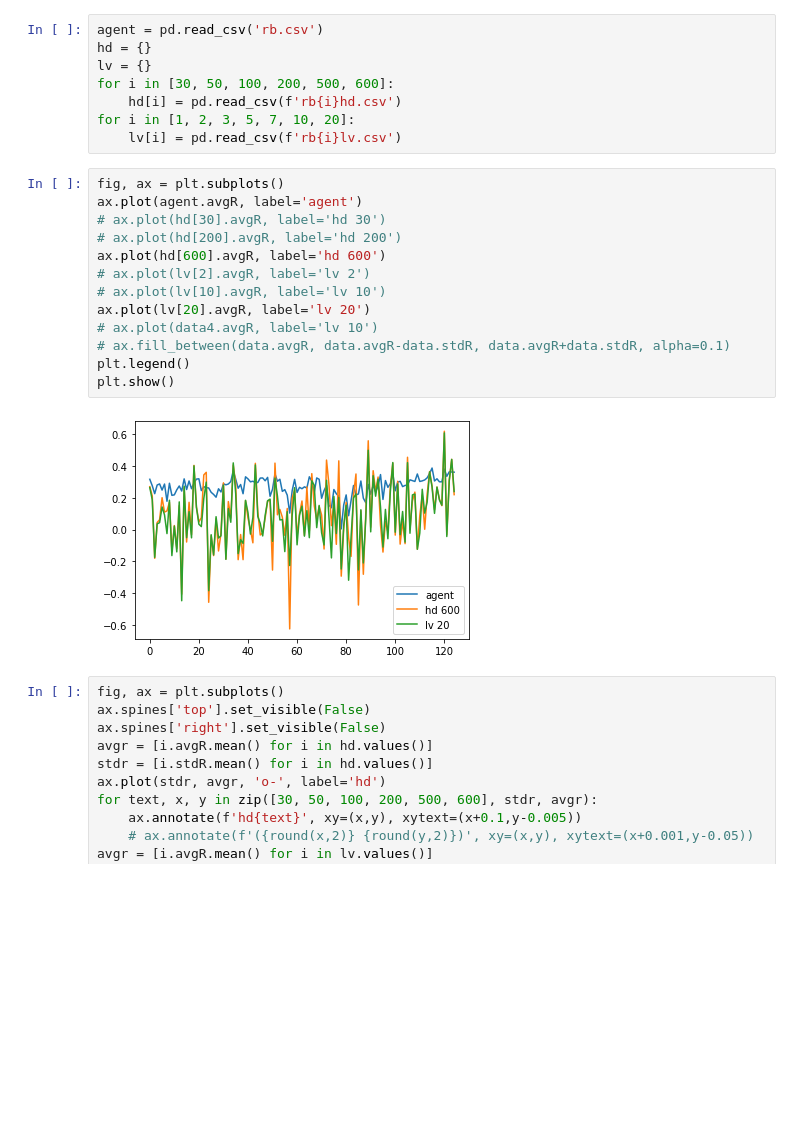
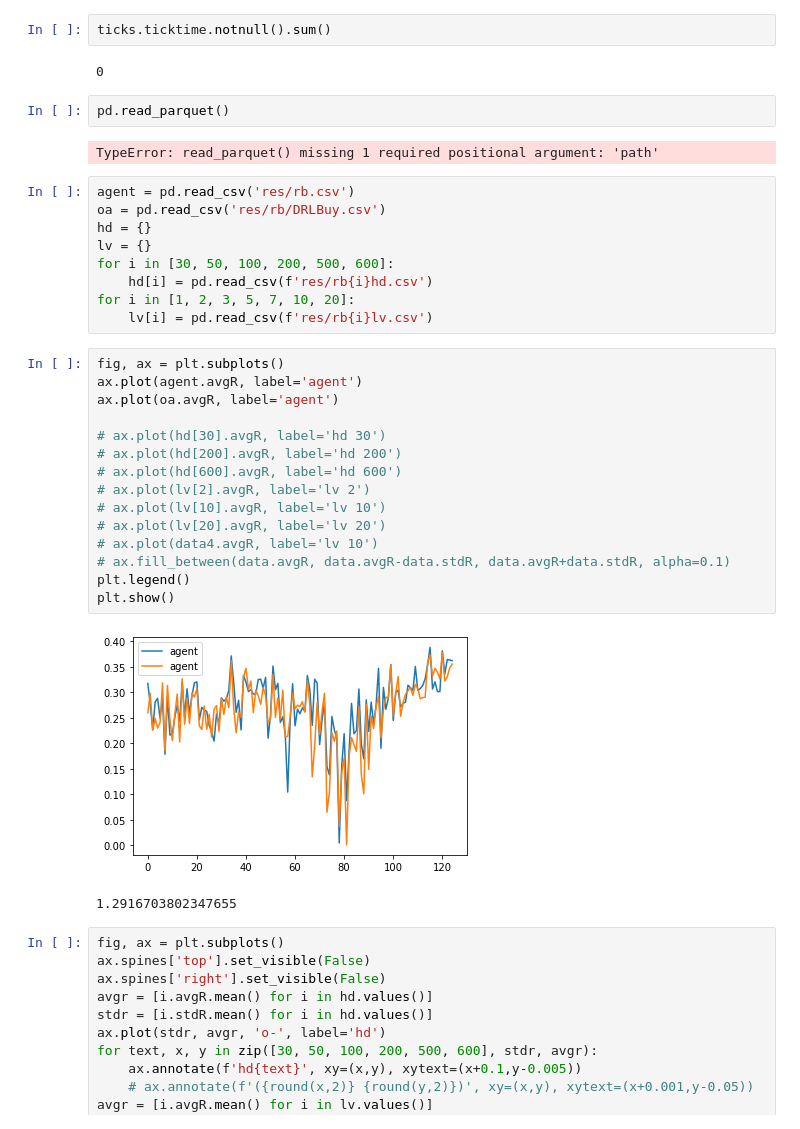
Before and after one commit to irides777/trader, a Jupyter notebook: pic.ipynb, the cells around one changed output. Saved outputs shown, nothing was run; the diff lists cells and outputs as text; blank space fills up the shorter version.

```diff
--- a/pic.ipynb
+++ b/pic.ipynb
@@ -5,26 +91,38 @@ import matplotlib.pyplot as plt
+# %%
+ticks.ticktime.notnull().sum()
+# %% [output]
+0
+# %%
+pd.read_parquet()
+# %% [output]
+TypeError: read_parquet() missing 1 required positional argument: 'path'
 # %%
-agent = pd.read_csv('rb.csv')
+agent = pd.read_csv('res/rb.csv')
+oa = pd.read_csv('res/rb/DRLBuy.csv')
 hd = {}
 lv = {}
 for i in [30, 50, 100, 200, 500, 600]:
-    hd[i] = pd.read_csv(f'rb{i}hd.csv')
+    hd[i] = pd.read_csv(f'res/rb{i}hd.csv')
 for i in [1, 2, 3, 5, 7, 10, 20]:
-    lv[i] = pd.read_csv(f'rb{i}lv.csv')
+    lv[i] = pd.read_csv(f'res/rb{i}lv.csv')
 # %%
 fig, ax = plt.subplots()
 ax.plot(agent.avgR, label='agent')
+ax.plot(oa.avgR, label='agent')
+
 # ax.plot(hd[30].avgR, label='hd 30')
 # ax.plot(hd[200].avgR, label='hd 200')
-ax.plot(hd[600].avgR, label='hd 600')
+# ax.plot(hd[600].avgR, label='hd 600')
 # ax.plot(lv[2].avgR, label='lv 2')
 # ax.plot(lv[10].avgR, label='lv 10')
-ax.plot(lv[20].avgR, label='lv 20')
+# ax.plot(lv[20].avgR, label='lv 20')
 # ax.plot(data4.avgR, label='lv 10')
 # ax.fill_between(data.avgR, data.avgR-data.stdR, data.avgR+data.stdR, alpha=0.1)
 plt.legend()
 plt.show()
 # %% [output]
-[figure, old version]
+[figure, new version]
+1.2916703802347655
 # %%
 fig, ax = plt.subplots()
 ax.spines['top'].set_visible(False)
```
Also changed, not shown: parts of 9 cells of this notebook, 13 other files.
